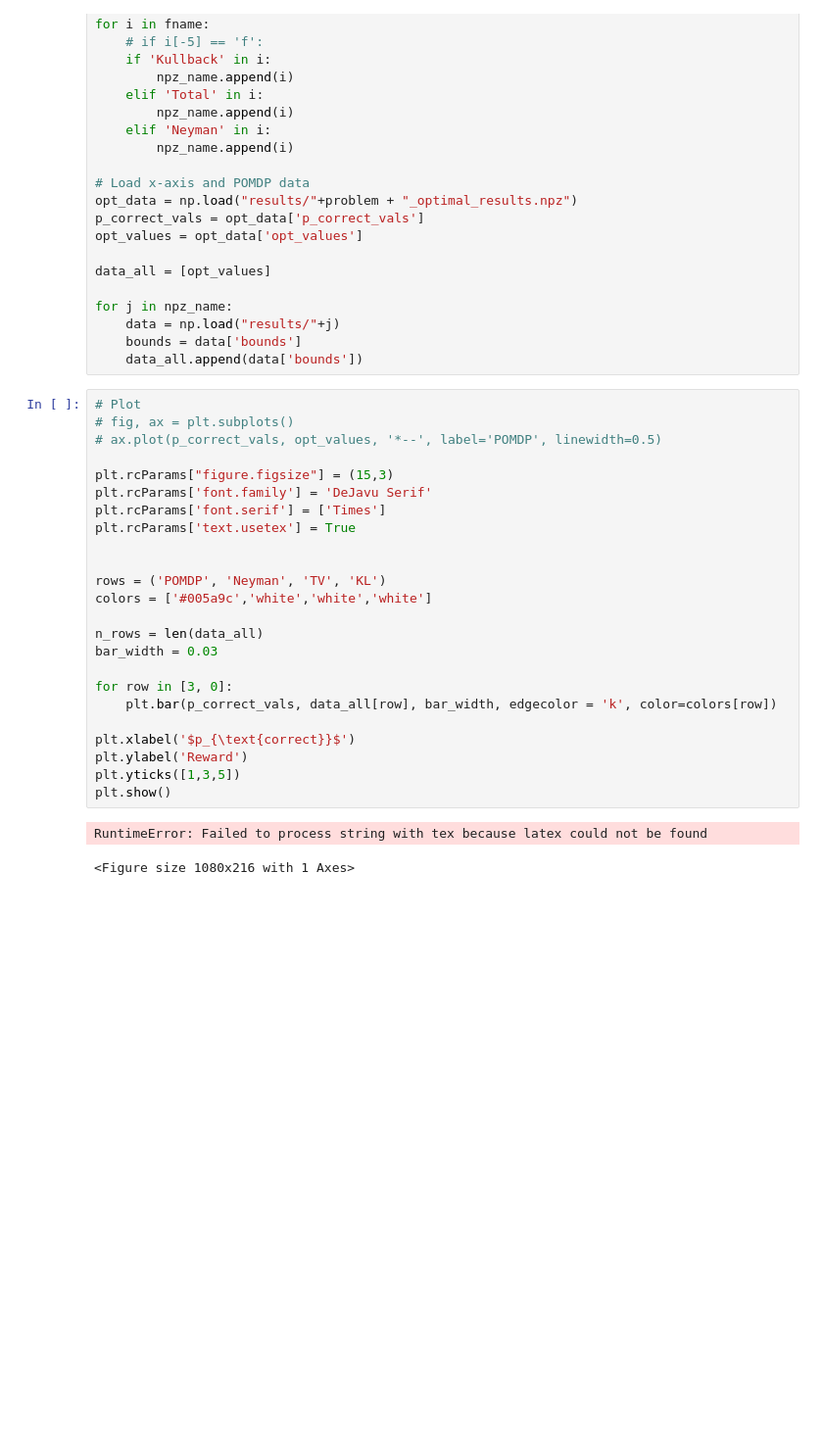
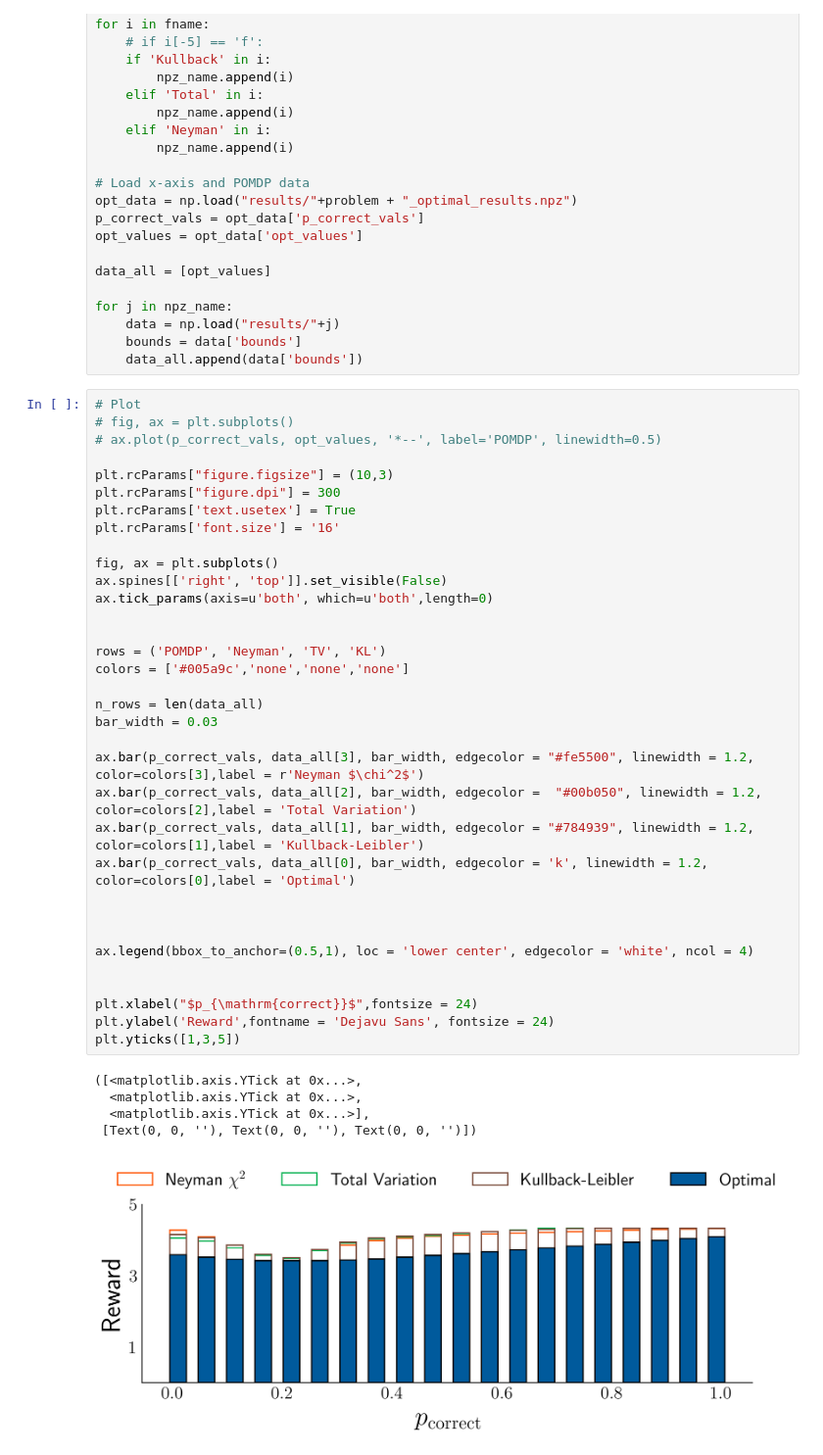
Before and after one commit to irom-lab/performance-limits, a Jupyter notebook: lava-problem/ppplot.ipynb, the cells around one changed output. Shown at 98% size. Saved outputs shown, nothing was run; the diff lists cells and outputs as text; blank space fills up the shorter version.

```diff
--- a/lava-problem/ppplot.ipynb
+++ b/lava-problem/ppplot.ipynb
@@ -30,27 +31,40 @@ for j in npz_name:
 # %%
 # Plot
 # fig, ax = plt.subplots()
 # ax.plot(p_correct_vals, opt_values, '*--', label='POMDP', linewidth=0.5)
 
-plt.rcParams["figure.figsize"] = (15,3)
-plt.rcParams['font.family'] = 'DeJavu Serif'
-plt.rcParams['font.serif'] = ['Times']
+plt.rcParams["figure.figsize"] = (10,3)
+plt.rcParams["figure.dpi"] = 300
 plt.rcParams['text.usetex'] = True
+plt.rcParams['font.size'] = '16'
+
+fig, ax = plt.subplots()
+ax.spines[['right', 'top']].set_visible(False)
+ax.tick_params(axis=u'both', which=u'both',length=0)
 
 
 rows = ('POMDP', 'Neyman', 'TV', 'KL')
-colors = ['#005a9c','white','white','white']
+colors = ['#005a9c','none','none','none']
 
 n_rows = len(data_all)
 bar_width = 0.03
 
-for row in [3, 0]:
-    plt.bar(p_correct_vals, data_all[row], bar_width, edgecolor = 'k', color=colors[row])
+ax.bar(p_correct_vals, data_all[3], bar_width, edgecolor = "#fe5500", linewidth = 1.2, color=colors[3],label = r'Neyman $\chi^2$')
+ax.bar(p_correct_vals, data_all[2], bar_width, edgecolor = 	"#00b050", linewidth = 1.2, color=colors[2],label = 'Total Variation')
+ax.bar(p_correct_vals, data_all[1], bar_width, edgecolor = "#784939", linewidth = 1.2, color=colors[1],label = 'Kullback-Leibler')
+ax.bar(p_correct_vals, data_all[0], bar_width, edgecolor = 'k', linewidth = 1.2, color=colors[0],label = 'Optimal')
 
-plt.xlabel('$p_{\text{correct}}$')
-plt.ylabel('Reward')
+
+
+ax.legend(bbox_to_anchor=(0.5,1), loc = 'lower center', edgecolor = 'white', ncol = 4)
+
+
+plt.xlabel("$p_{\mathrm{correct}}$",fontsize = 24)
+plt.ylabel('Reward',fontname = 'Dejavu Sans', fontsize = 24)
 plt.yticks([1,3,5])
-plt.show()
 # %% [output]
-RuntimeError: Failed to process string with tex because latex could not be found
+([<matplotlib.axis.YTick at 0x...>,
+  <matplotlib.axis.YTick at 0x...>,
+  <matplotlib.axis.YTick at 0x...>],
+ [Text(0, 0, ''), Text(0, 0, ''), Text(0, 0, '')])
-<Figure size 1080x216 with 1 Axes>
+[figure, added]
```
Also changed, not shown: parts of 7 cells of this notebook, 8 other files.
